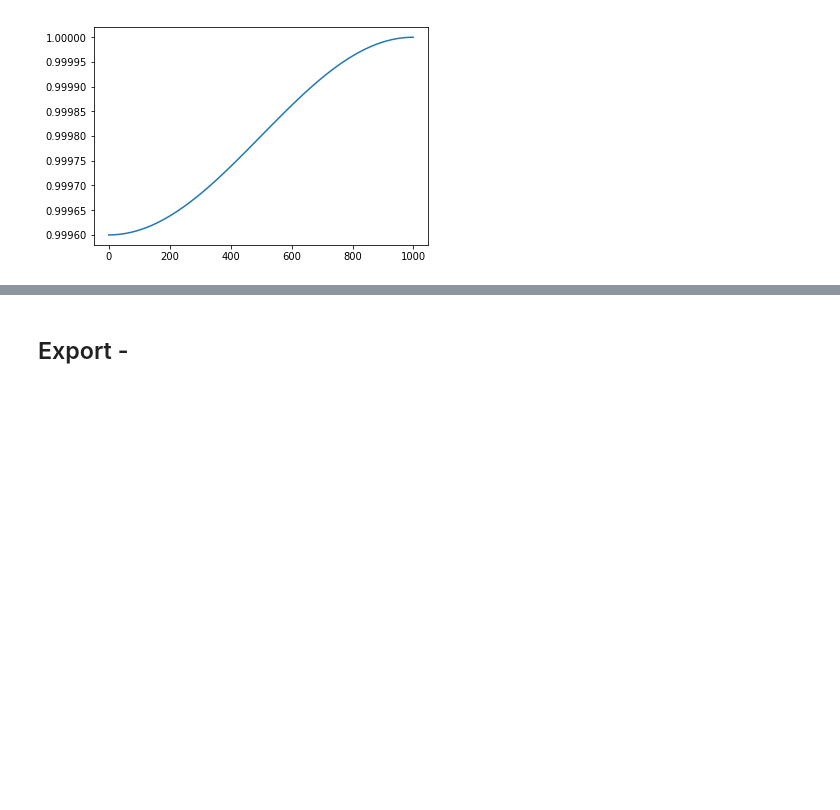
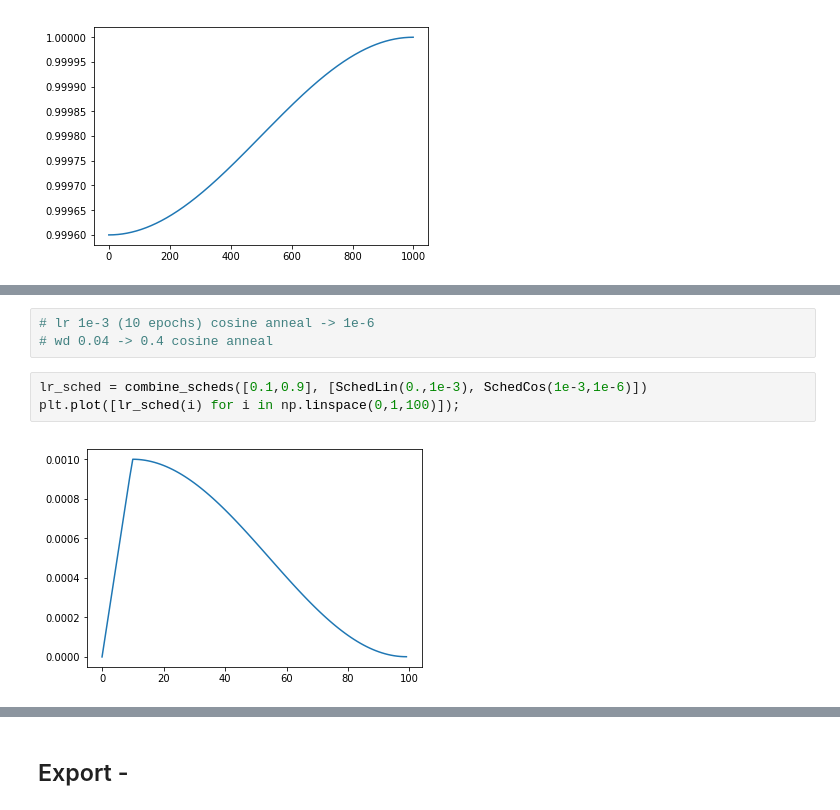
Before and after one commit to KeremTurgutlu/self_supervised, a Jupyter notebook: nbs/15 - dino.ipynb, the cells around one changed output, grey strips where cells are left out. Saved outputs shown, nothing was run; the diff lists cells and outputs as text; blank space fills up the shorter version.

```diff
--- a/nbs/15 - dino.ipynb
+++ b/nbs/15 - dino.ipynb
@@ -362,3 +362,11 @@ class DINO(Callback):
                   for i in idxs
                   for xb, aug in zip(xbs, self.augs)]
         return show_batch(images[0], None, images, max_n=len(images), nrows=n)
+# %%
+# lr 1e-3 (10 epochs) cosine anneal -> 1e-6
+# wd 0.04 -> 0.4 cosine anneal
+# %%
+lr_sched = combine_scheds([0.1,0.9], [SchedLin(0.,1e-3), SchedCos(1e-3,1e-6)])
+plt.plot([lr_sched(i) for i in np.linspace(0,1,100)]);
+# %% [output]
+[figure, added]
```
Also changed, not shown: parts of 5 cells of this notebook, 2 other files.
